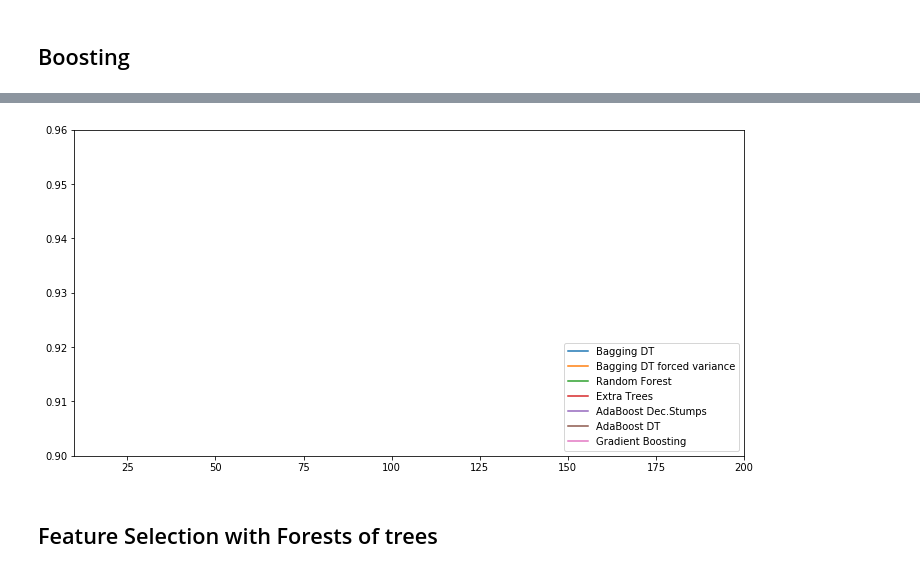
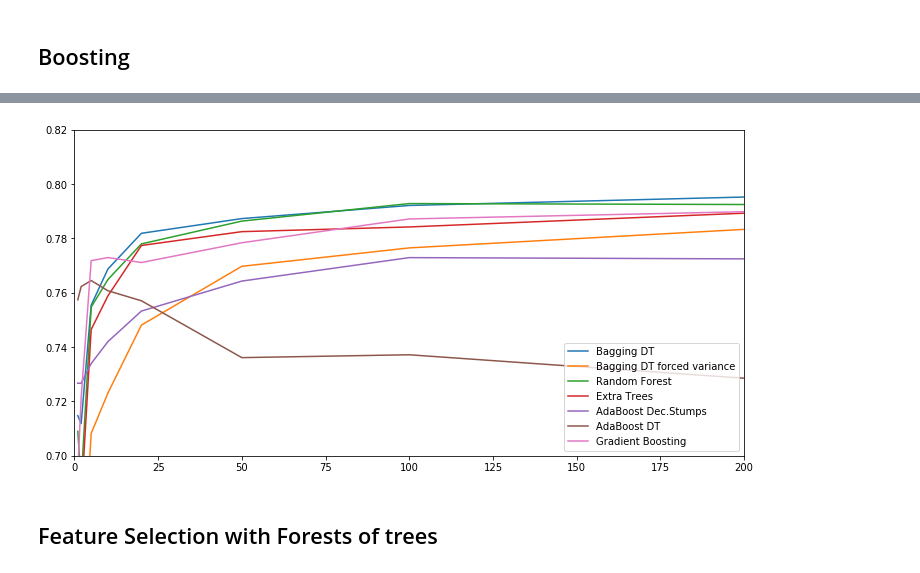
Before and after one commit to feliperamis/spotify-track-prediction, a Jupyter notebook: test-notebooks/Meta Methods.ipynb, the cells around one changed output, grey strips where cells are left out. Saved outputs shown, nothing was run; the diff lists cells and outputs as text; code cells hidden in the pictures.

```diff
--- a/test-notebooks/Meta Methods.ipynb
+++ b/test-notebooks/Meta Methods.ipynb
@@ -69,5 +69,5 @@ Accuracy: 0.645 [Majority Voting]
 # %%
-eclf = VotingClassifier(estimators=[('nb', clf1), ('knn3', clf2), ('dt', clf3)],voting='soft', weights=[1,3,2])
+eclf = VotingClassifier(estimators=[('nb', clf1), ('knn3', clf2), ('dt', clf3)],voting='soft', weights=[1,2,2], n_jobs=-1)
 scores = cross_val_score(eclf, X, y, cv=cv, scoring='accuracy')
 print("Accuracy: %0.3f [%s]" % (scores.mean(), "Weighted Voting"))
 # %% [output]
@@ -79,14 +79,14 @@ from sklearn.ensemble import BaggingClassifier
 
 lb=[]
 for nest in [1,2,5,10,20,50,100,200]:
-    scores = cross_val_score(BaggingClassifier(base_estimator=DecisionTreeClassifier(),n_estimators=nest), X, y, cv=cv, scoring='accuracy')
+    scores = cross_val_score(BaggingClassifier(base_estimator=DecisionTreeClassifier(),n_estimators=nest, n_jobs=-1), X, y, cv=cv, scoring='accuracy')
     print("Accuracy: %0.3f [%s]" % (scores.mean(), nest))
     lb.append(scores.mean())
 
 lb2=[]
 print()
 for nest in [1,2,5,10,20,50,100,200]:
-    scores = cross_val_score(BaggingClassifier(base_estimator=DecisionTreeClassifier(),n_estimators=nest,max_features=0.35), X, y, cv=cv, scoring='accuracy')
+    scores = cross_val_score(BaggingClassifier(base_estimator=DecisionTreeClassifier(),n_estimators=nest,max_features=0.35, n_jobs=-1), X, y, cv=cv, scoring='accuracy')
     print("Accuracy: %0.3f [%s]" % (scores.mean(), nest))
     lb2.append(scores.mean())
 # %% [output]
@@ -114,7 +114,7 @@ from sklearn.ensemble import RandomForestClassifier
 
 lrf=[]
 for nest in [1,2,5,10,20,50,100,200]:
-    scores = cross_val_score(RandomForestClassifier(n_estimators=nest), X, y, cv=cv, scoring='accuracy')
+    scores = cross_val_score(RandomForestClassifier(n_estimators=nest, n_jobs=-1), X, y, cv=cv, scoring='accuracy')
     print("Accuracy: %0.3f [%s]" % (scores.mean(), nest))
     lrf.append(scores.mean())
 # %% [output]
@@ -131,7 +131,7 @@ from sklearn.ensemble import ExtraTreesClassifier
 
 lext=[]
 for nest in [1,2,5,10,20,50,100,200]:
-    scores = cross_val_score(ExtraTreesClassifier(n_estimators=nest), X, y, cv=cv, scoring='accuracy')
+    scores = cross_val_score(ExtraTreesClassifier(n_estimators=nest, n_jobs=-1), X, y, cv=cv, scoring='accuracy')
     print("Accuracy: %0.3f [%s]" % (scores.mean(), nest))
     lext.append(scores.mean())
 # %% [output]
@@ -215,18 +215,18 @@ plt.show()
 # %%
 plt.figure(figsize=(12,6))
 plt.plot([1,2,5,10,20,50,100,200],lb,label="Bagging DT")
 plt.plot([1,2,5,10,20,50,100,200],lb2,label="Bagging DT forced variance")
 plt.plot([1,2,5,10,20,50,100,200],lrf,label="Random Forest")
 plt.plot([1,2,5,10,20,50,100,200],lext,label="Extra Trees")
 plt.plot([1,2,5,10,20,50,100,200],lboo,label="AdaBoost Dec.Stumps")
 plt.plot([1,2,5,10,20,50,100,200],lboodt,label="AdaBoost DT")
 plt.plot([1,2,5,10,20,50,100,200],lgbboo,label="Gradient Boosting")
 plt.legend(loc='lower right')
-plt.xlim(10,200)
-plt.ylim(0.90,0.96)
+plt.xlim(0,200)
+plt.ylim(0.70,0.82)
 plt.show()
 # %% [output]
-[figure, old version]
+[figure, new version]
 # %% [markdown]
 ## Feature Selection with Forests of trees
 # %%
```
Also changed, not shown: parts of 14 cells of this notebook, 1 other file.
